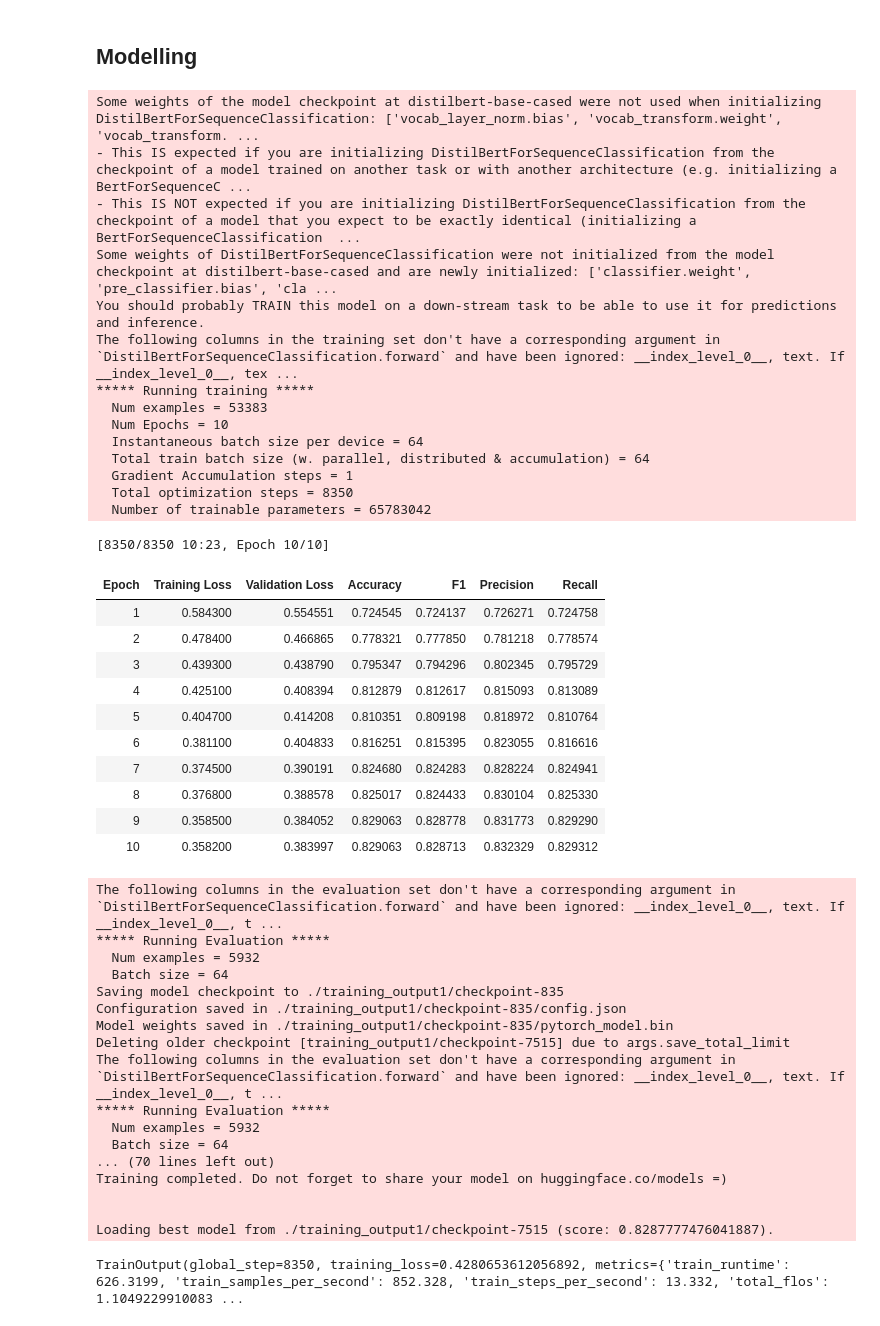
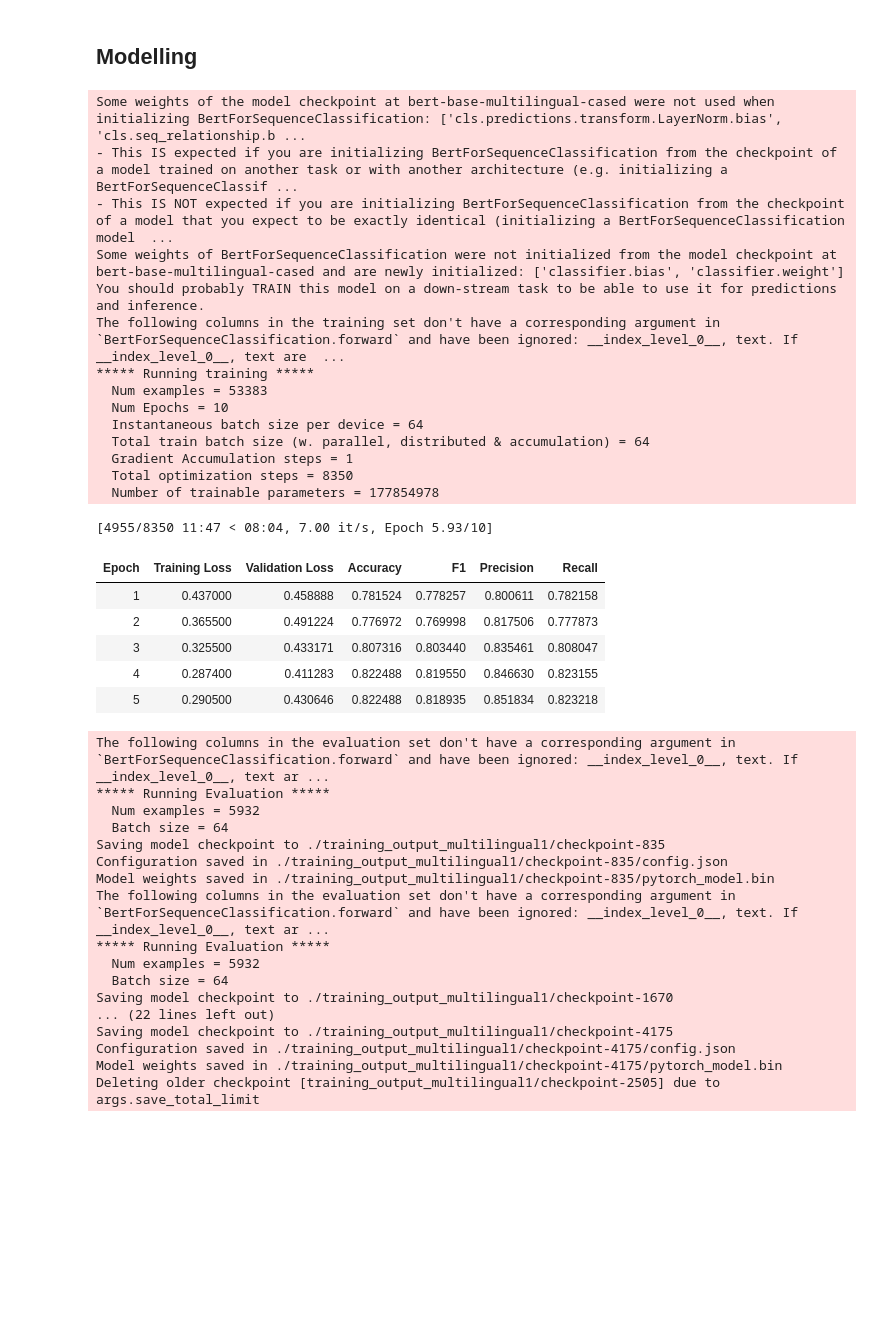
Before and after one commit to faridlazuarda/autextification, a Jupyter notebook: notebook/multilingual 1.ipynb, the cells around one changed output. Cells and saved outputs as stored; diff of their text form; code cells hidden in the pictures; blank space fills up the shorter version.

```diff
--- a/notebook/multilingual 1.ipynb
+++ b/notebook/multilingual 1.ipynb
@@ -83,10 +83,10 @@ print(len(dataset_test_compl))
 6592
 # %%
 # language_model = "xlm-roberta-base"
-# language_model = "bert-base-multilingual-cased"
+language_model = "bert-base-multilingual-cased"
 # language_model = "microsoft/deberta-v3-base"
 # language_model = "prajjwal1/bert-tiny"
-language_model = "distilbert-base-cased"
+# language_model = "distilbert-base-cased"
 # language_model = "roberta-base-openai-detector"
 # language_model = "Hello-SimpleAI/chatgpt-detector-roberta"
 
@@ -146,7 +146,7 @@ training_args = TrainingArguments(
     learning_rate=1e-6,
     num_train_epochs=10,
     seed = 42,
-    output_dir="./training_output1",
+    output_dir="./training_output_multilingual1",
     # label_names=["generated", "human"]
     per_device_train_batch_size=64,
     per_device_eval_batch_size=64,
@@ -154,68 +154,62 @@ training_args = TrainingArguments(
     logging_steps=100,
     save_total_limit = 2,
     overwrite_output_dir=True,
     evaluation_strategy="epoch",
     save_strategy="epoch",
     load_best_model_at_end=True,
     report_to='tensorboard',
     metric_for_best_model='f1'
 )
 
 trainer = Trainer(
     model=model,
     args=training_args,
     train_dataset=dataset_train,
     eval_dataset=dataset_valid,
     compute_metrics=compute_metrics,
     callbacks = [early_stop]
 )
 
 trainer.train()
 # %% [output]
-Some weights of the model checkpoint at distilbert-base-cased were not used when initializing DistilBertForSequenceClassification: ['vocab_layer_norm.bias', 'vocab_transform.weight', 'vocab_transform. ...
-- This IS expected if you are initializing DistilBertForSequenceClassification from the checkpoint of a model trained on another task or with another architecture (e.g. initializing a BertForSequenceC ...
-- This IS NOT expected if you are initializing DistilBertForSequenceClassification from the checkpoint of a model that you expect to be exactly identical (initializing a BertForSequenceClassification  ...
-Some weights of DistilBertForSequenceClassification were not initialized from the model checkpoint at distilbert-base-cased and are newly initialized: ['classifier.weight', 'pre_classifier.bias', 'cla ...
+Some weights of the model checkpoint at bert-base-multilingual-cased were not used when initializing BertForSequenceClassification: ['cls.predictions.transform.LayerNorm.bias', 'cls.seq_relationship.b ...
+- This IS expected if you are initializing BertForSequenceClassification from the checkpoint of a model trained on another task or with another architecture (e.g. initializing a BertForSequenceClassif ...
+- This IS NOT expected if you are initializing BertForSequenceClassification from the checkpoint of a model that you expect to be exactly identical (initializing a BertForSequenceClassification model  ...
+Some weights of BertForSequenceClassification were not initialized from the model checkpoint at bert-base-multilingual-cased and are newly initialized: ['classifier.bias', 'classifier.weight']
 You should probably TRAIN this model on a down-stream task to be able to use it for predictions and inference.
-The following columns in the training set don't have a corresponding argument in `DistilBertForSequenceClassification.forward` and have been ignored: __index_level_0__, text. If __index_level_0__, tex ...
+The following columns in the training set don't have a corresponding argument in `BertForSequenceClassification.forward` and have been ignored: __index_level_0__, text. If __index_level_0__, text are  ...
 ***** Running training *****
   Num examples = 53383
   Num Epochs = 10
   Instantaneous batch size per device = 64
   Total train batch size (w. parallel, distributed & accumulation) = 64
   Gradient Accumulation steps = 1
   Total optimization steps = 8350
-  Number of trainable parameters = 65783042
+  Number of trainable parameters = 177854978
-[8350/8350 10:23, Epoch 10/10]
+[4955/8350 11:47 < 08:04, 7.00 it/s, Epoch 5.93/10]
 | Epoch | Training Loss | Validation Loss | Accuracy | F1 | Precision | Recall |
-| 1 | 0.584300 | 0.554551 | 0.724545 | 0.724137 | 0.726271 | 0.724758 |
-| 2 | 0.478400 | 0.466865 | 0.778321 | 0.777850 | 0.781218 | 0.778574 |
-| 3 | 0.439300 | 0.438790 | 0.795347 | 0.794296 | 0.802345 | 0.795729 |
-| 4 | 0.425100 | 0.408394 | 0.812879 | 0.812617 | 0.815093 | 0.813089 |
-| 5 | 0.404700 | 0.414208 | 0.810351 | 0.809198 | 0.818972 | 0.810764 |
-| 6 | 0.381100 | 0.404833 | 0.816251 | 0.815395 | 0.823055 | 0.816616 |
-| 7 | 0.374500 | 0.390191 | 0.824680 | 0.824283 | 0.828224 | 0.824941 |
-| 8 | 0.376800 | 0.388578 | 0.825017 | 0.824433 | 0.830104 | 0.825330 |
-| 9 | 0.358500 | 0.384052 | 0.829063 | 0.828778 | 0.831773 | 0.829290 |
-| 10 | 0.358200 | 0.383997 | 0.829063 | 0.828713 | 0.832329 | 0.829312 |
+| 1 | 0.437000 | 0.458888 | 0.781524 | 0.778257 | 0.800611 | 0.782158 |
+| 2 | 0.365500 | 0.491224 | 0.776972 | 0.769998 | 0.817506 | 0.777873 |
+| 3 | 0.325500 | 0.433171 | 0.807316 | 0.803440 | 0.835461 | 0.808047 |
+| 4 | 0.287400 | 0.411283 | 0.822488 | 0.819550 | 0.846630 | 0.823155 |
+| 5 | 0.290500 | 0.430646 | 0.822488 | 0.818935 | 0.851834 | 0.823218 |
-The following columns in the evaluation set don't have a corresponding argument in `DistilBertForSequenceClassification.forward` and have been ignored: __index_level_0__, text. If __index_level_0__, t ...
+The following columns in the evaluation set don't have a corresponding argument in `BertForSequenceClassification.forward` and have been ignored: __index_level_0__, text. If __index_level_0__, text ar ...
 ***** Running Evaluation *****
   Num examples = 5932
   Batch size = 64
-Saving model checkpoint to ./training_output1/checkpoint-835
-Configuration saved in ./training_output1/checkpoint-835/config.json
-Model weights saved in ./training_output1/checkpoint-835/pytorch_model.bin
-Deleting older checkpoint [training_output1/checkpoint-7515] due to args.save_total_limit
-The following columns in the evaluation set don't have a corresponding argument in `DistilBertForSequenceClassification.forward` and have been ignored: __index_level_0__, text. If __index_level_0__, t ...
+Saving model checkpoint to ./training_output_multilingual1/checkpoint-835
+Configuration saved in ./training_output_multilingual1/checkpoint-835/config.json
+Model weights saved in ./training_output_multilingual1/checkpoint-835/pytorch_model.bin
+The following columns in the evaluation set don't have a corresponding argument in `BertForSequenceClassification.forward` and have been ignored: __index_level_0__, text. If __index_level_0__, text ar ...
 ***** Running Evaluation *****
   Num examples = 5932
   Batch size = 64
-... (70 lines left out)
-Training completed. Do not forget to share your model on huggingface.co/models =)
-
-
-Loading best model from ./training_output1/checkpoint-7515 (score: 0.8287777476041887).
+Saving model checkpoint to ./training_output_multilingual1/checkpoint-1670
+... (22 lines left out)
+Saving model checkpoint to ./training_output_multilingual1/checkpoint-4175
+Configuration saved in ./training_output_multilingual1/checkpoint-4175/config.json
+Model weights saved in ./training_output_multilingual1/checkpoint-4175/pytorch_model.bin
+Deleting older checkpoint [training_output_multilingual1/checkpoint-2505] due to args.save_total_limit
-TrainOutput(global_step=8350, training_loss=0.4280653612056892, metrics={'train_runtime': 626.3199, 'train_samples_per_second': 852.328, 'train_steps_per_second': 13.332, 'total_flos': 1.1049229910083 ...
 # %%
 dataset_test_en = Dataset.from_pandas(dataset_test_en)
 dataset_test_es = Dataset.from_pandas(dataset_test_es)
```
Also changed, not shown: parts of 4 cells of this notebook, 5 other files.
